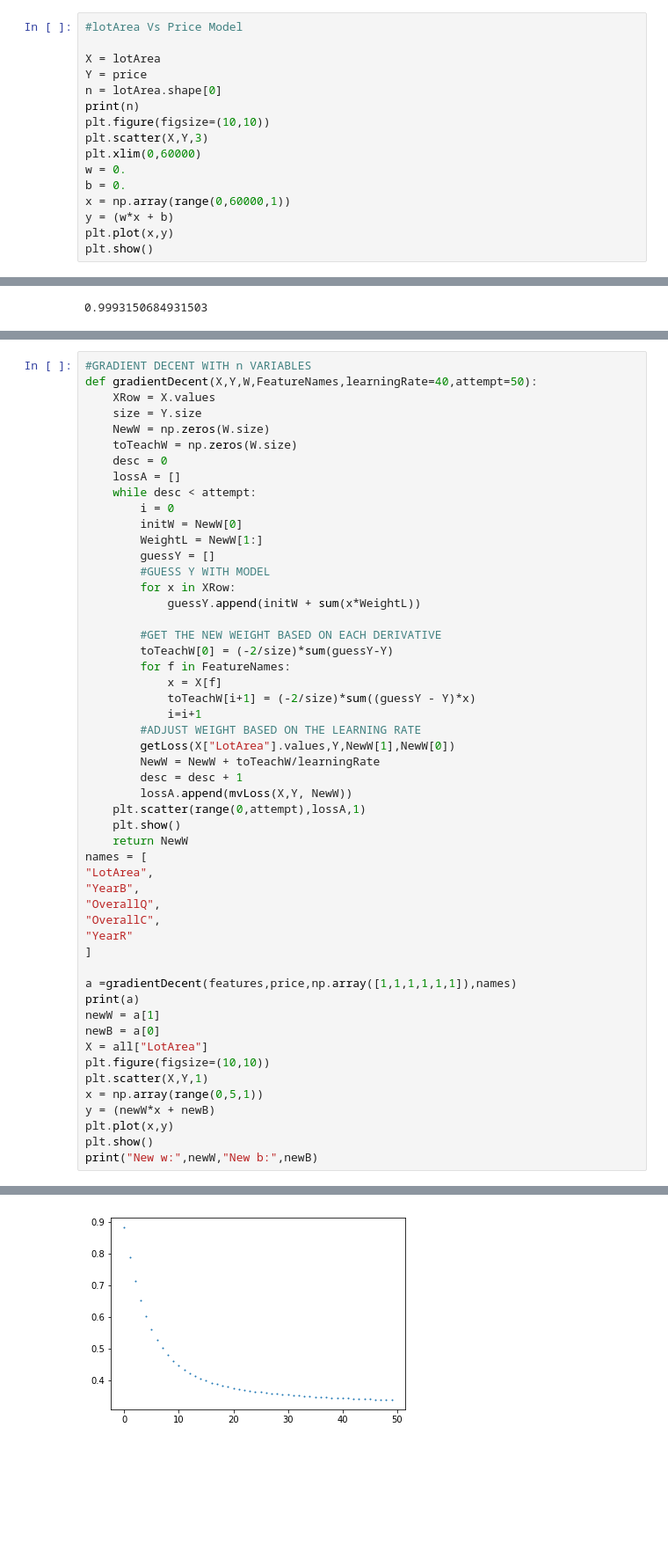
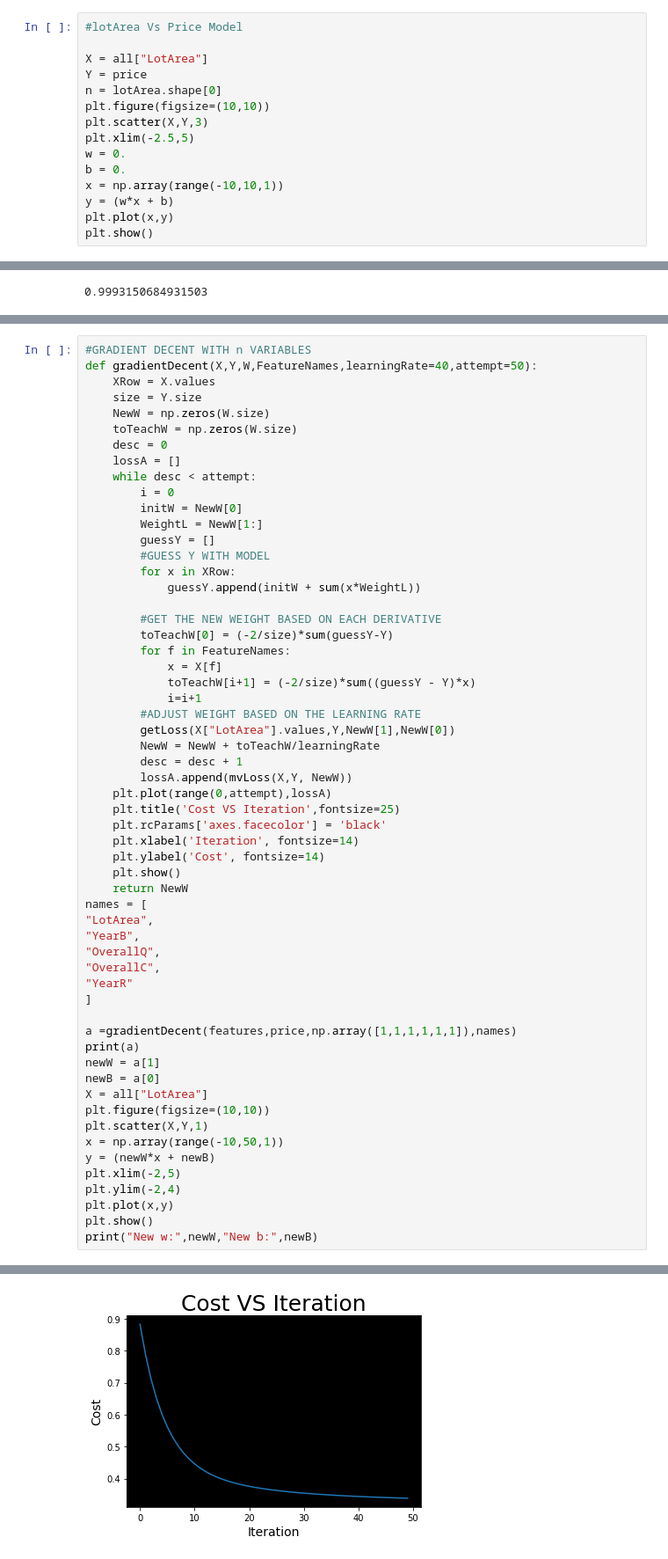
Before and after one commit to MangoFiasco/CISAssignment1, a Jupyter notebook: Assignment 1.ipynb, the cells around one changed output, grey strips where cells are left out. Shown: that part at 88% size. Drawn from its saved outputs; the diff is of its cells as text; blank space fills up the shorter version.

```diff
--- a/Assignment 1.ipynb
+++ b/Assignment 1.ipynb
@@ -56,16 +56,15 @@ When we are starting with a dummy line we try and make it close to the line of b
 # %%
 #lotArea Vs Price Model
 
-X = lotArea
+X = all["LotArea"]
 Y = price
 n = lotArea.shape[0]
-print(n)
 plt.figure(figsize=(10,10))
 plt.scatter(X,Y,3)
-plt.xlim(0,60000)
+plt.xlim(-2.5,5)
 w = 0.
 b = 0.
-x = np.array(range(0,60000,1))
+x = np.array(range(-10,10,1))
 y = (w*x + b)
 plt.plot(x,y)
 plt.show()
@@ -194,7 +215,11 @@ def gradientDecent(X,Y,W,FeatureNames,learningRate=40,attempt=50):
         NewW = NewW + toTeachW/learningRate
         desc = desc + 1
         lossA.append(mvLoss(X,Y, NewW))
-    plt.scatter(range(0,attempt),lossA,1)
+    plt.plot(range(0,attempt),lossA)
+    plt.title('Cost VS Iteration',fontsize=25)
+    plt.rcParams['axes.facecolor'] = 'black'
+    plt.xlabel('Iteration', fontsize=14)
+    plt.ylabel('Cost', fontsize=14)
     plt.show()
     return NewW
 names = [
@@ -207,34 +232,36 @@ names = [
 
 a =gradientDecent(features,price,np.array([1,1,1,1,1,1]),names)
 print(a)
 newW = a[1]
 newB = a[0]
 X = all["LotArea"]
 plt.figure(figsize=(10,10))
 plt.scatter(X,Y,1)
-x = np.array(range(0,5,1))
+x = np.array(range(-10,50,1))
 y = (newW*x + newB)
+plt.xlim(-2,5)
+plt.ylim(-2,4)
 plt.plot(x,y)
 plt.show()
 print("New w:",newW,"New b:",newB)
 # %% [output]
 0.8826547545772443
 0.7887804982011415
 0.7130716080920304
 0.6518566130871565
 0.6022172690888272
 0.5618331246379296
 0.5288582432187591
 0.5018234217636034
 0.47955862518377285
 0.4611314509613584
 0.44579830522050545
 0.43296565928491004
 ... (34 lines left out)
 0.3399911150429723
 0.33944425216843155
 0.3389241827726999
 0.3384294051861102
-[figure, old version]
+[figure, new version]
 [-7.04935539e-16  1.93582680e-01  1.50265467e-01  5.51213179e-01
   1.42550409e-02  1.38693317e-01]
```
Also changed, not shown: parts of 11 cells of this notebook.
